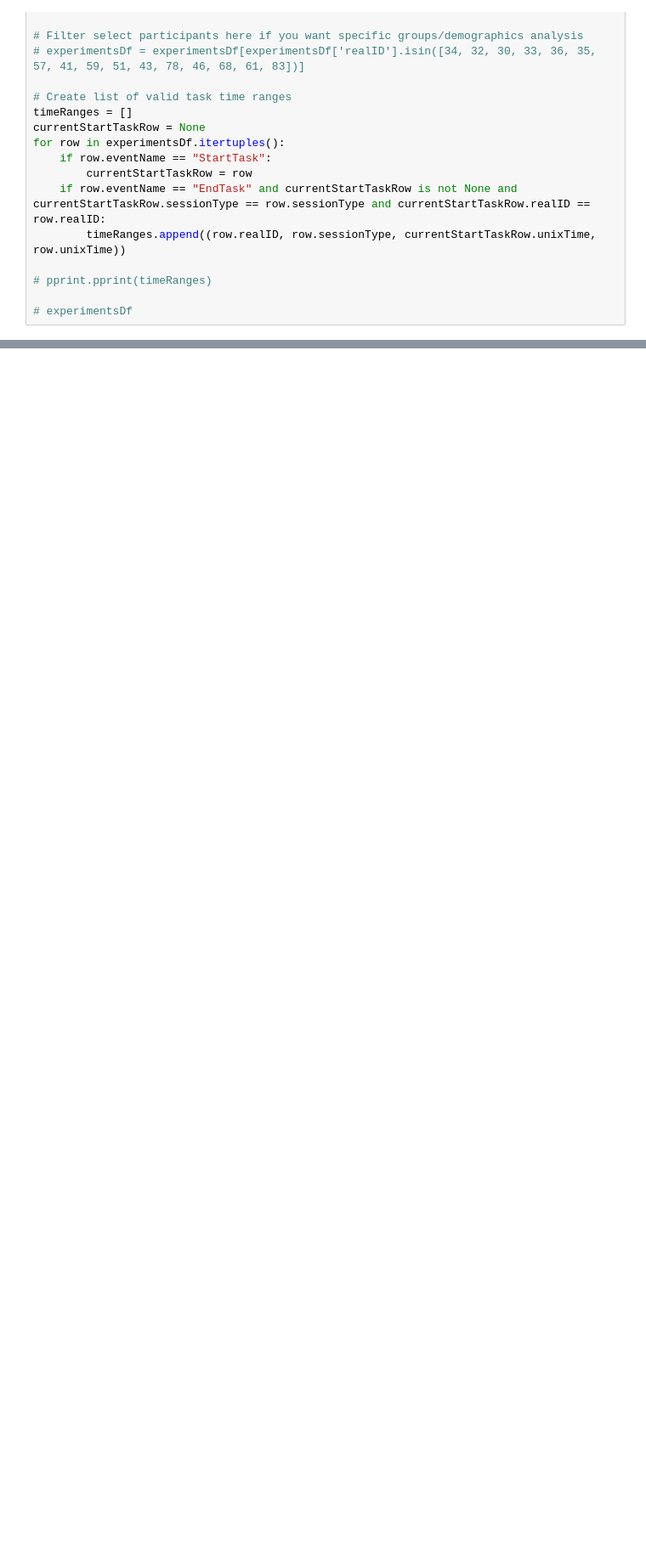
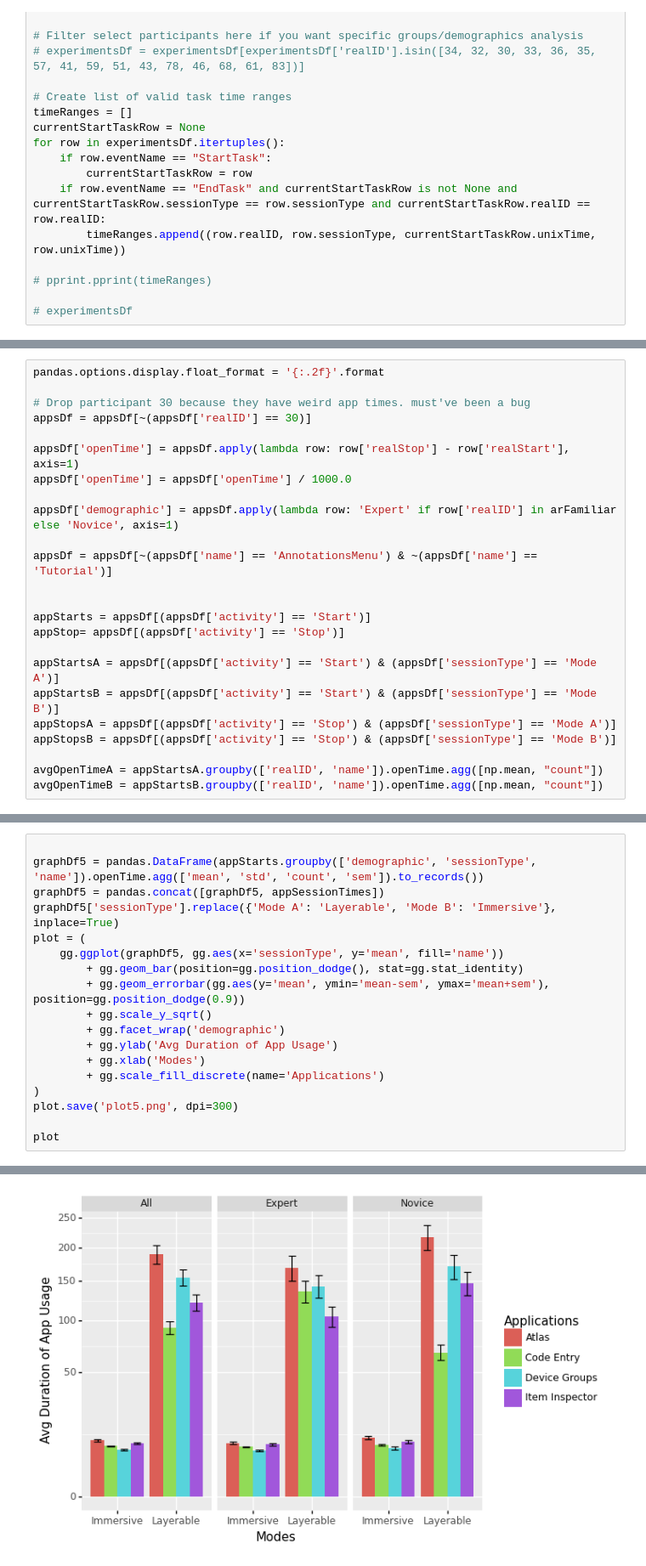
Before and after one commit to b-huynh/PersonalAR, a Jupyter notebook: DataCollection/Stats.ipynb, the cells around one changed output, grey strips where cells are left out. Shown at 85% size. Drawn from its saved outputs; the diff is of its cells as text; blank space fills up the shorter version.

```diff
--- a/DataCollection/Stats.ipynb
+++ b/DataCollection/Stats.ipynb
@@ -244,0 +452,24 @@ framesWithAppEvents = framesDf[framesDf['appEvents'].str.len() > 0]
+# %%
+pandas.options.display.float_format = '{:.2f}'.format
+
+# Drop participant 30 because they have weird app times. must've been a bug
+appsDf = appsDf[~(appsDf['realID'] == 30)]
+
+appsDf['openTime'] = appsDf.apply(lambda row: row['realStop'] - row['realStart'], axis=1)
+appsDf['openTime'] = appsDf['openTime'] / 1000.0
+
+appsDf['demographic'] = appsDf.apply(lambda row: 'Expert' if row['realID'] in arFamiliar else 'Novice', axis=1)
+
+appsDf = appsDf[~(appsDf['name'] == 'AnnotationsMenu') & ~(appsDf['name'] == 'Tutorial')]
+
+
+appStarts = appsDf[(appsDf['activity'] == 'Start')]
+appStop= appsDf[(appsDf['activity'] == 'Stop')]
+
+appStartsA = appsDf[(appsDf['activity'] == 'Start') & (appsDf['sessionType'] == 'Mode A')]
+appStartsB = appsDf[(appsDf['activity'] == 'Start') & (appsDf['sessionType'] == 'Mode B')]
+appStopsA = appsDf[(appsDf['activity'] == 'Stop') & (appsDf['sessionType'] == 'Mode A')]
+appStopsB = appsDf[(appsDf['activity'] == 'Stop') & (appsDf['sessionType'] == 'Mode B')]
+
+avgOpenTimeA = appStartsA.groupby(['realID', 'name']).openTime.agg([np.mean, "count"])
+avgOpenTimeB = appStartsB.groupby(['realID', 'name']).openTime.agg([np.mean, "count"])
@@ -244,0 +522,19 @@ framesWithAppEvents = framesDf[framesDf['appEvents'].str.len() > 0]
+# %%
+
+graphDf5 = pandas.DataFrame(appStarts.groupby(['demographic', 'sessionType', 'name']).openTime.agg(['mean', 'std', 'count', 'sem']).to_records())
+graphDf5 = pandas.concat([graphDf5, appSessionTimes])
+graphDf5['sessionType'].replace({'Mode A': 'Layerable', 'Mode B': 'Immersive'}, inplace=True)
+plot = (
+    gg.ggplot(graphDf5, gg.aes(x='sessionType', y='mean', fill='name'))
+        + gg.geom_bar(position=gg.position_dodge(), stat=gg.stat_identity)
+        + gg.geom_errorbar(gg.aes(y='mean', ymin='mean-sem', ymax='mean+sem'), position=gg.position_dodge(0.9))
+        + gg.scale_y_sqrt()
+        + gg.facet_wrap('demographic')
+        + gg.ylab('Avg Duration of App Usage')
+        + gg.xlab('Modes')
+        + gg.scale_fill_discrete(name='Applications')
+)
+plot.save('plot5.png', dpi=300)
+
+plot
+# %% [output]
@@ -244,0 +544 @@ framesWithAppEvents = framesDf[framesDf['appEvents'].str.len() > 0]
+[figure, added]
```
Also changed, not shown: parts of 25 cells of this notebook, 1 other file.
